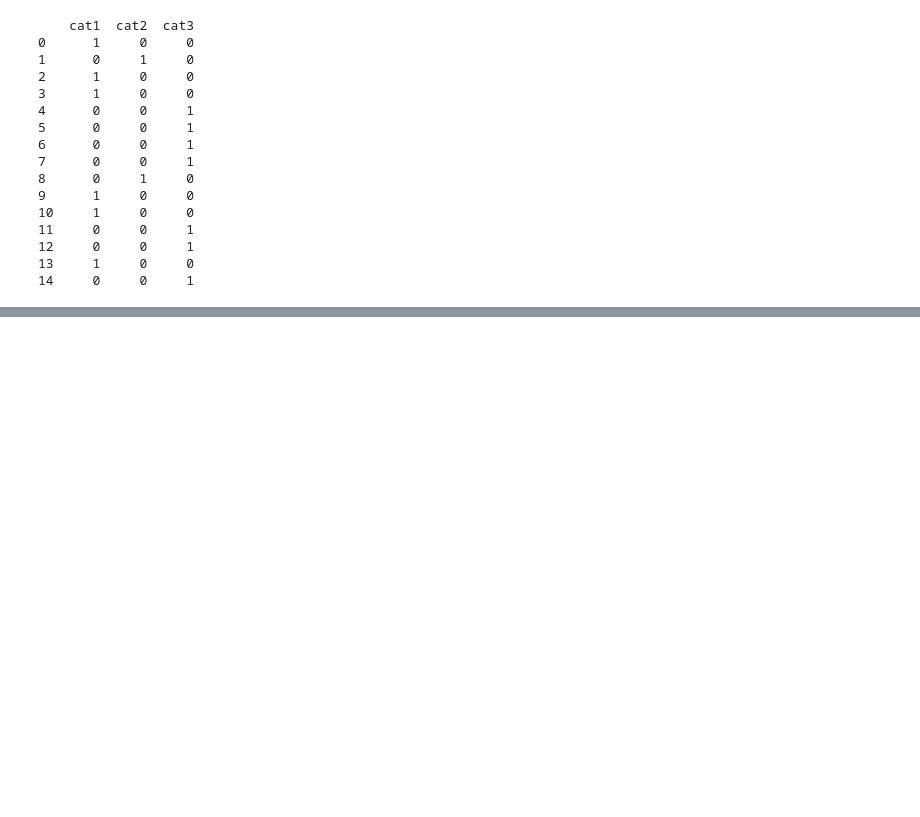
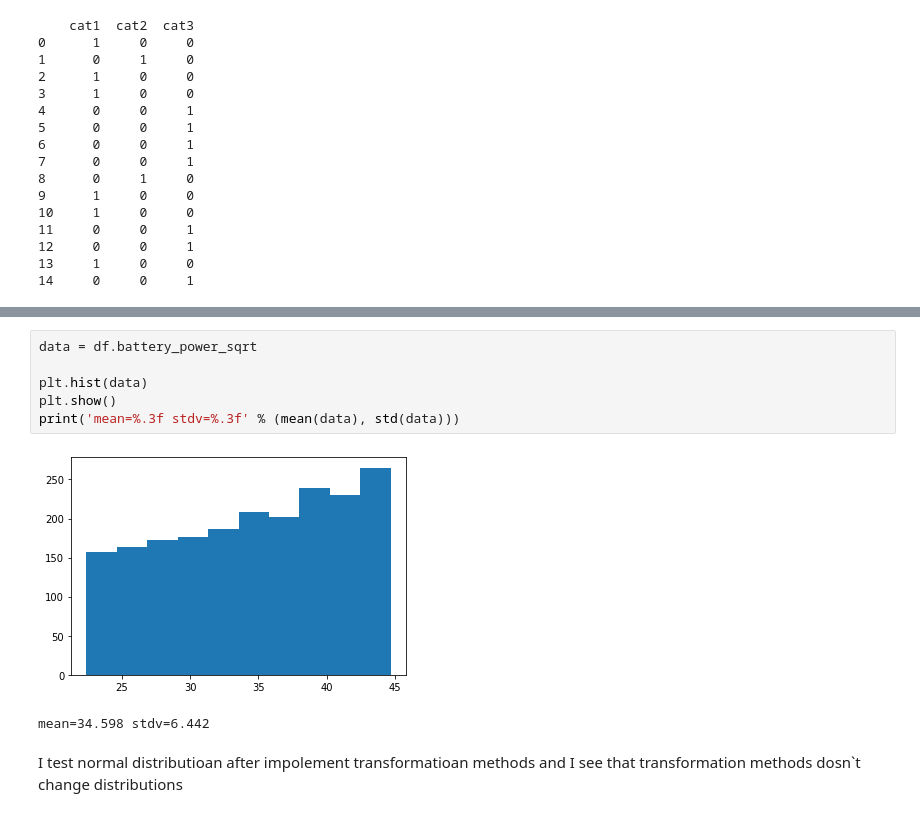
Before and after one commit to MahdyShayesteh/SBU_DataMining_Python, a Jupyter notebook: SVM_Hard_margin_and_Soft_margin.ipynb, the cells around one changed output, grey strips where cells are left out. Saved outputs shown, nothing was run; the diff lists cells and outputs as text; blank space fills up the shorter version.

```diff
--- a/SVM_Hard_margin_and_Soft_margin.ipynb
+++ b/SVM_Hard_margin_and_Soft_margin.ipynb
@@ -137,0 +209,11 @@ print(y.head(15))
+# %%
+data = df.battery_power_sqrt
+
+plt.hist(data)
+plt.show()
+print('mean=%.3f stdv=%.3f' % (mean(data), std(data)))
+# %% [output]
+[figure, added]
+mean=34.598 stdv=6.442
+# %% [markdown]
+I test normal distributioan after impolement transformatioan methods and I see that transformation methods dosn`t change distributions
```
Also changed, not shown: parts of 13 cells of this notebook.
